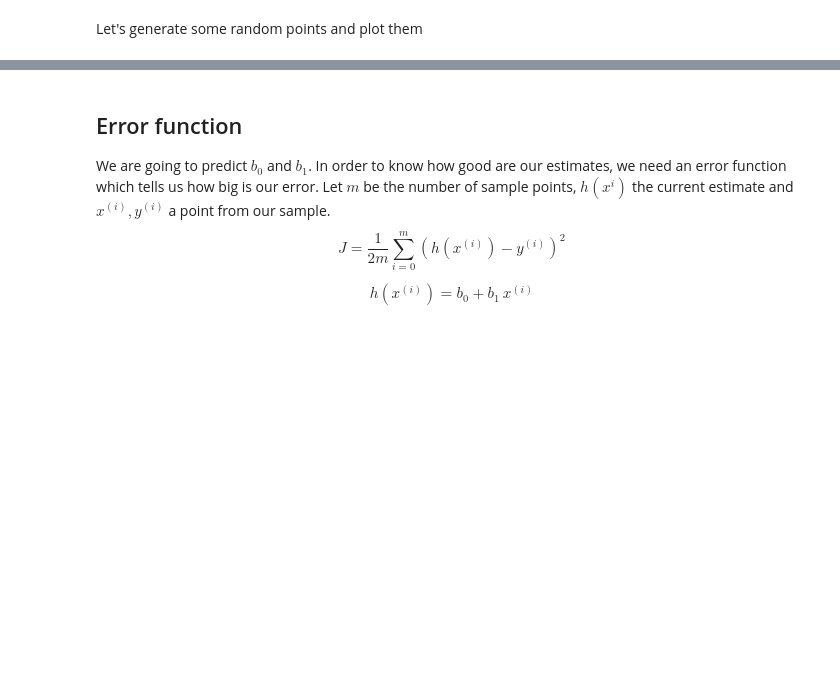
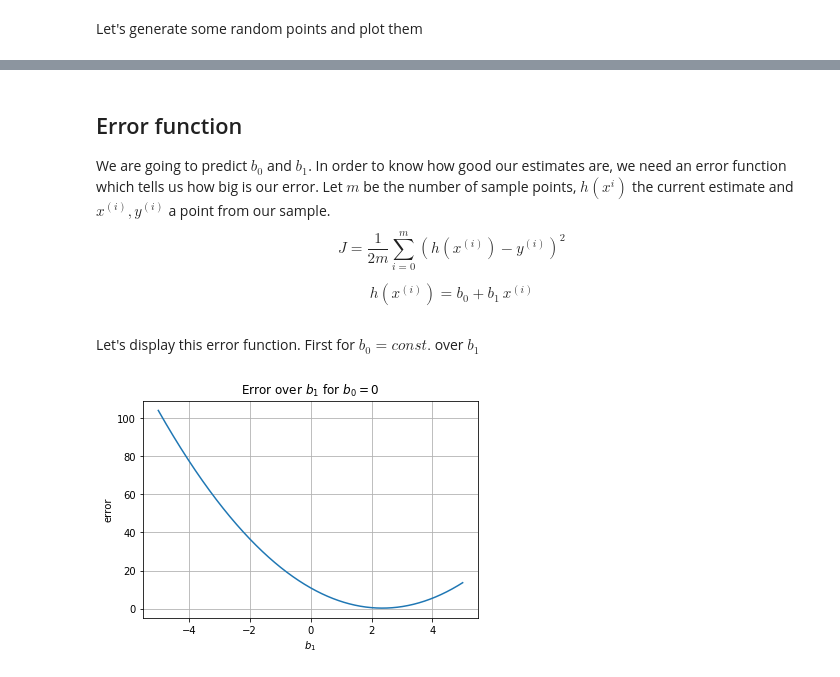
Before and after one commit to mbajer42/intro-python-ml, a Jupyter notebook: linear-regression.ipynb, the cells around one changed output, grey strips where cells are left out. Cells and saved outputs as stored; diff of their text form; code cells hidden in the pictures; blank space fills up the shorter version.

```diff
--- a/linear-regression.ipynb
+++ b/linear-regression.ipynb
@@ -105,6 +105,6 @@ fig.set_size_inches(w=16, h=8)
 # %% [markdown]
 ## Error function
-We are going to predict $b_0$ and $b_1$. In order to know how good are our estimates,
+We are going to predict $b_0$ and $b_1$. In order to know how good our estimates are,
 we need an error function which tells us how big is our error. Let $m$ be the number
 of sample points, $h(x^{i})$ the current estimate and $x^{(i)}, y^{(i)}$ a point from our sample.
 $$J = \frac{1}{2m}\sum_{i=0}^{m} \left(h(x^{(i)}) - y^{(i)}\right)^2$$
@@ -121,3 +121,23 @@ def compute_error(x, y, b0, b1):
         (h(x[i]) - y[i]) ** 2
         for i in range(m)
     )
+# %% [markdown]
+Let's display this error function. First for $b_0 = const.$ over $b_1$
+# %%
+b1_points = [0.01 * i for i in range(-500, 500)]
+b0_const = 0
+error_values = [
+    compute_error(x, y, b0_const, b1_point)
+    for b1_point in b1_points
+]
+
+fig, ax = plt.subplots()
+ax.plot(b1_points, error_values)
+ax.set(
+    xlabel=r'$b_1$',
+    ylabel='error',
+    title=r'Error over $b_1$ for $b_0 = 0$'
+)
+ax.grid()
+# %% [output]
+[figure, added]
```
Also changed, not shown: parts of 15 cells of this notebook.
